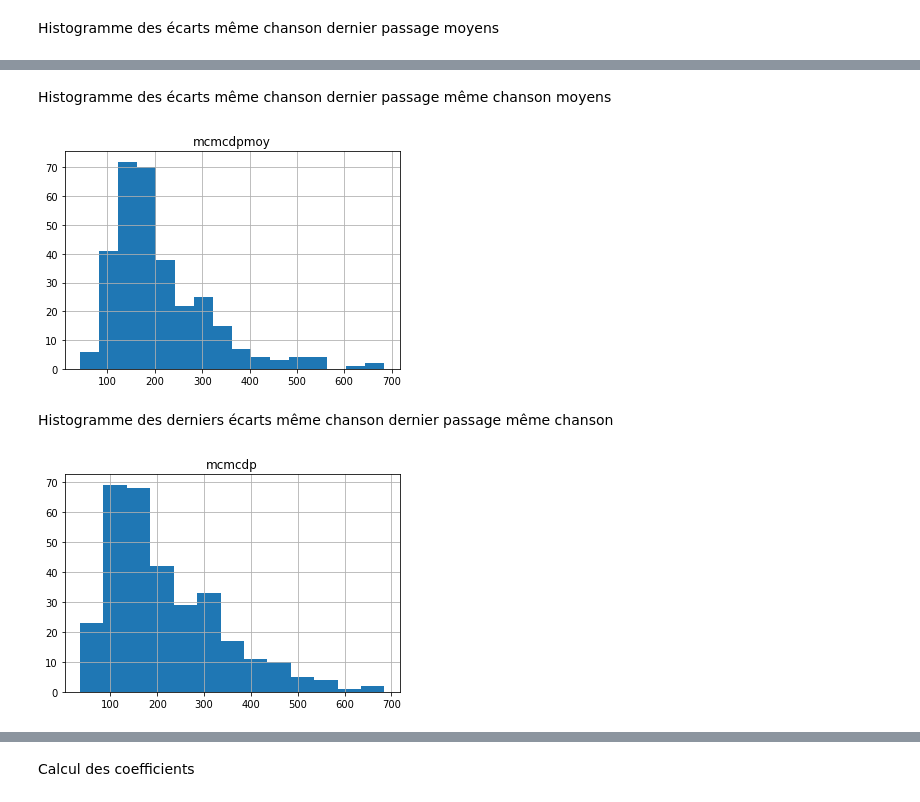
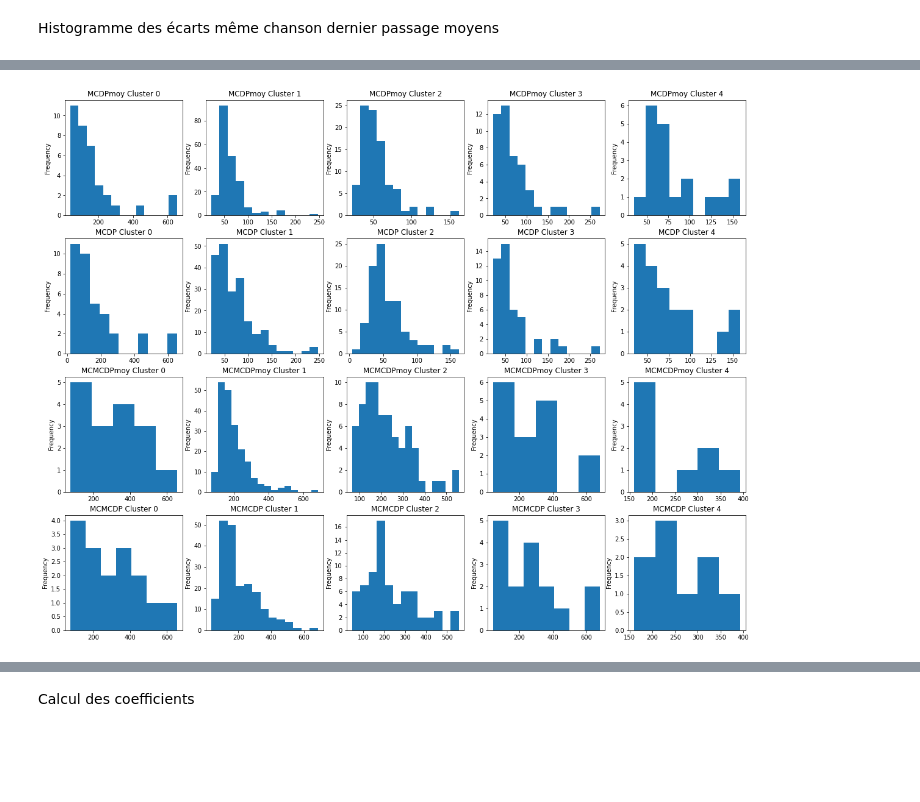
Before and after one commit to ThomasCosyn/code, a Jupyter notebook: ML/prediction.ipynb, the cells around one changed output, grey strips where cells are left out. Drawn from its saved outputs; the diff is of its cells as text; code cells hidden in the pictures; blank space fills up the shorter version.

```diff
--- a/ML/prediction.ipynb
+++ b/ML/prediction.ipynb
@@ -50,12 +41,24 @@ histo = df.hist(column='mcdp',bins=13)
-# %% [markdown]
-Histogramme des écarts même chanson dernier passage même chanson moyens
-# %%
-histo = df.hist(column='mcmcdpmoy',bins=16)
-# %% [output]
-[figure, removed]
-# %% [markdown]
-Histogramme des derniers écarts même chanson dernier passage même chanson
-# %%
-histo = df.hist(column='mcmcdp',bins=13)
-# %% [output]
-[figure, removed]
+# %%
+plt.figure(1, figsize=(20,16))
+bins1 = [13,13,13,13,9]
+for i in range(0,5):
+    plt.subplot(4,5,i+1)
+    df[df['clusterID'] == i]['mcdpmoy'].plot.hist(bins=bins1[i])
+    plt.title("MCDPmoy Cluster {}".format(i))
+bins2 = [11,13,13,13,9]
+for i in range(0,5):
+    plt.subplot(4,5,5+i+1)
+    df[df['clusterID'] == i]['mcdp'].plot.hist(bins=bins2[i])
+    plt.title("MCDP Cluster {}".format(i))
+bins3 = [5,16,16,5,5]
+for i in range(0,5):
+    plt.subplot(4,5,10+i+1)
+    df[df['clusterID'] == i]['mcmcdpmoy'].plot.hist(bins=bins3[i])
+    plt.title("MCMCDPmoy Cluster {}".format(i))
+bins4 = [7,13,13,7,5]
+for i in range(0,5):
+    plt.subplot(4,5,15+i+1)
+    df[df['clusterID'] == i]['mcmcdp'].plot.hist(bins=bins4[i])
+    plt.title("MCMCDP Cluster {}".format(i))
+# %% [output]
+[figure, added]
```
Also changed, not shown: parts of 11 cells of this notebook, 5 other files.
